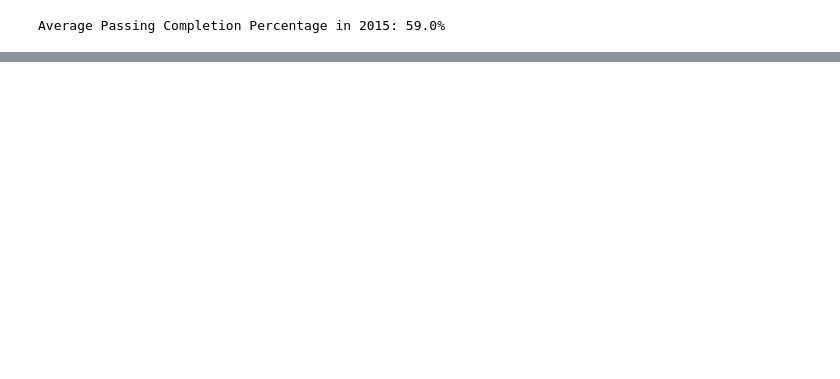
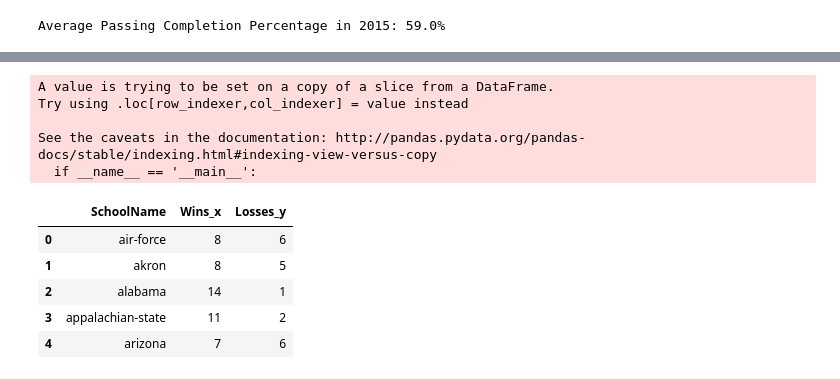
Before and after one commit to a-orangetree/College_Football_Scrape, a Jupyter notebook: SampleAnalysisUsingPython&JupyterNotebook.ipynb, the cells around one changed output, grey strips where cells are left out. Saved outputs shown, nothing was run; the diff lists cells and outputs as text; code cells hidden in the pictures; blank space fills up the shorter version.

```diff
--- a/SampleAnalysisUsingPython&JupyterNotebook.ipynb
+++ b/SampleAnalysisUsingPython&JupyterNotebook.ipynb
@@ -107,0 +196,20 @@ TopPerformers.plot(x = 'SchoolName'
+# %%
+PassCompletePct2015['Year'] = pd.to_numeric(PassCompletePct2015['Year'])
+
+
+newPassCompletePct2015 = pd.merge(PassCompletePct2015, TeamSplitsSmall, how = 'left', on = ['SchoolName','Year'])
+
+
+newPassCompletePct2015[['SchoolName','Wins_x','Losses_y']].head()
+# %% [output]
+A value is trying to be set on a copy of a slice from a DataFrame.
+Try using .loc[row_indexer,col_indexer] = value instead
+
+See the caveats in the documentation: http://pandas.pydata.org/pandas-docs/stable/indexing.html#indexing-view-versus-copy
+  if __name__ == '__main__':
+|  | SchoolName | Wins_x | Losses_y |
+| 0 | air-force | 8 | 6 |
+| 1 | akron | 8 | 5 |
+| 2 | alabama | 14 | 1 |
+| 3 | appalachian-state | 11 | 2 |
+| 4 | arizona | 7 | 6 |
```
Also changed, not shown: parts of 20 cells of this notebook.
